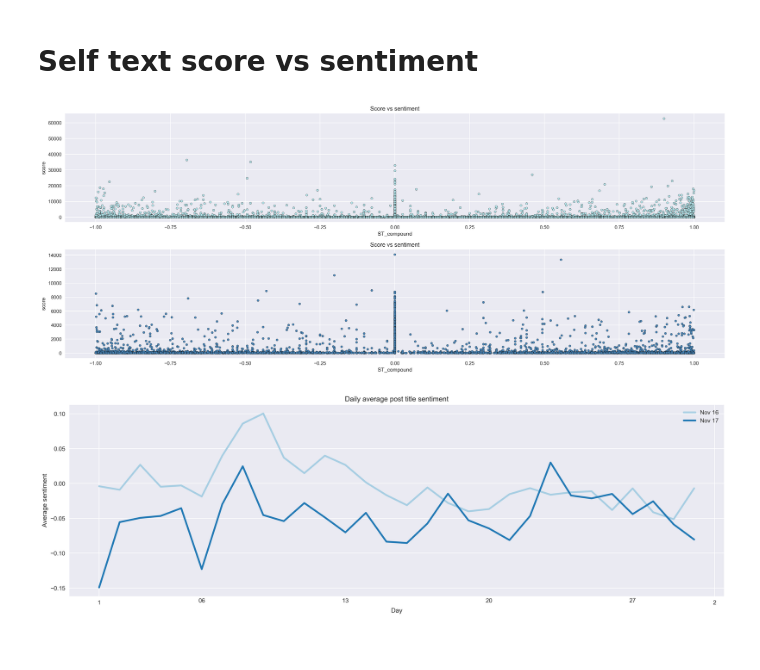
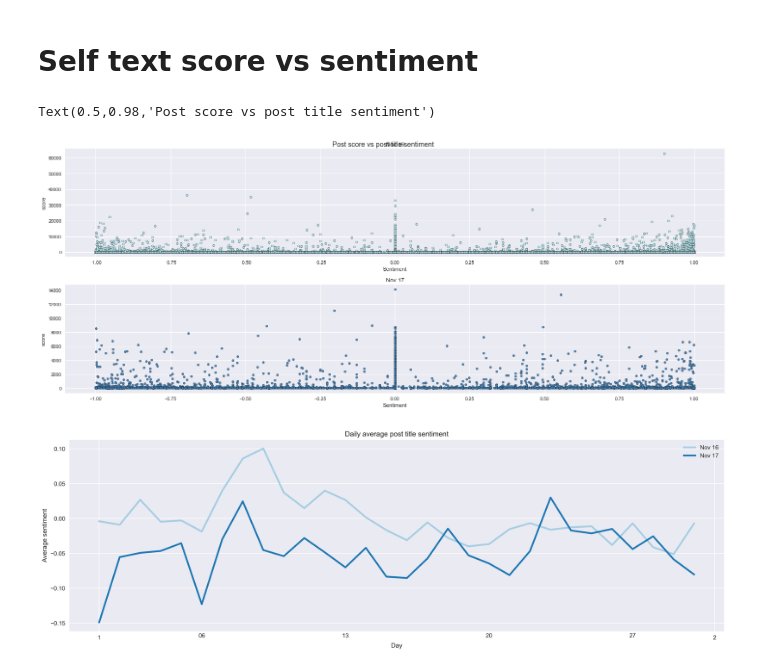
Before and after one commit to James-Brooke/ML_Projects, a Jupyter notebook: The_Donald Subreddit.ipynb, the cells around one changed output. Saved outputs shown, nothing was run; the diff lists cells and outputs as text; code cells hidden in the pictures.

```diff
--- a/The_Donald Subreddit.ipynb
+++ b/The_Donald Subreddit.ipynb
@@ -291,12 +295,17 @@ fig.tight_layout()
 # Self text score vs sentiment
 # %%
 fig, axes = plt.subplots(nrows=2, ncols=1)
-data16.plot(kind='scatter', y='score',x='ST_compound', figsize=(20,8), title='Score vs sentiment', ax=axes[0], color='powderblue', edgecolor='black')
-data17.plot(kind='scatter', y='score',x='ST_compound', figsize=(20,8), title='Score vs sentiment', ax=axes[1], color='steelblue', edgecolor='black');
+data16.plot(kind='scatter', y='score',x='ST_compound', figsize=(20,8), title='Nov 16', ax=axes[0], color='powderblue', edgecolor='black')
+data17.plot(kind='scatter', y='score',x='ST_compound', figsize=(20,8), title='Nov 17', ax=axes[1], color='steelblue', edgecolor='black');
+axes[0].set_xlabel('Sentiment')
+axes[1].set_xlabel('Sentiment')
 fig.tight_layout()
+plt.suptitle('Post score vs post title sentiment')
 fig.set_dpi(300)
+fig.savefig("E:\MScBigDataAnalaytics\WebSocial\Coursework\Images")
 # %% [output]
+Text(0.5,0.98,'Post score vs post title sentiment')
-[figure, old version]
+[figure, new version]
 # %%
 comb['daymonth'] = comb['created_utc'].apply(lambda x: x.strftime('%m/%d/00'))
 comb['daymonth'] = pd.to_datetime(comb['daymonth'])
```
Also changed, not shown: parts of 2 cells of this notebook.
